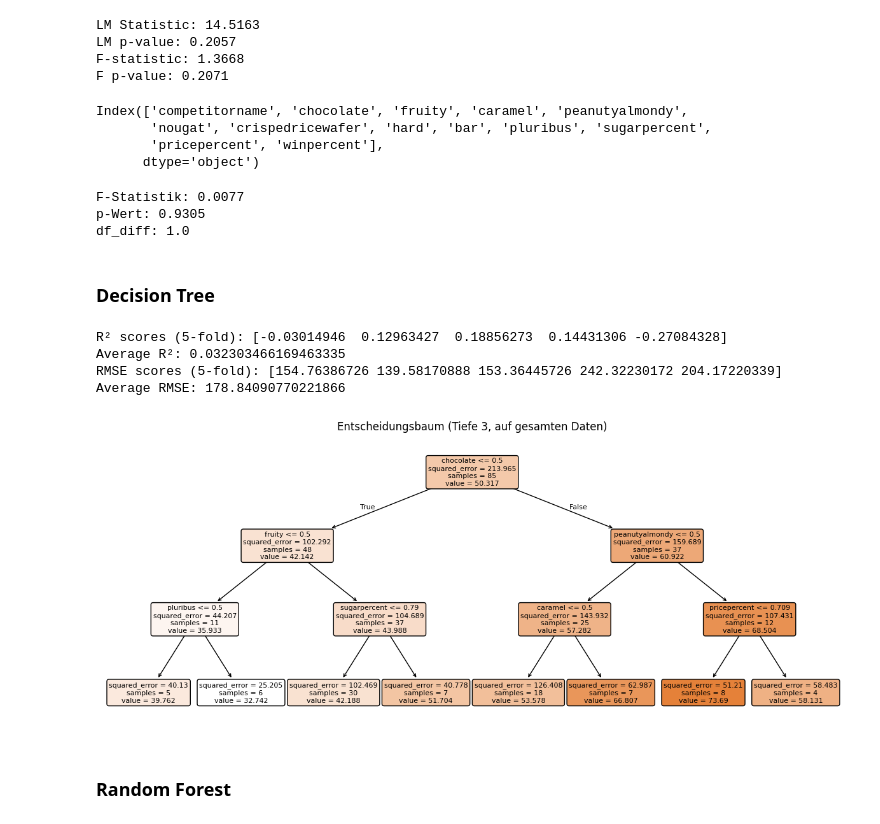
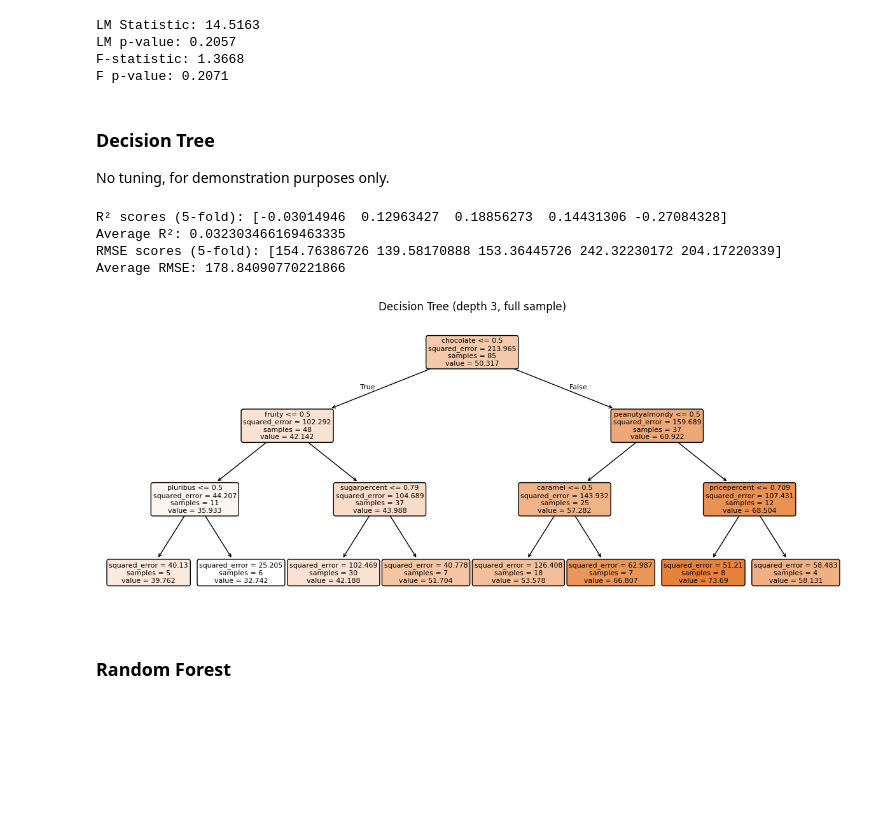
Before and after one commit to agiedke/candy_case, a Jupyter notebook: notebooks/notebook_2_modeling.ipynb, the cells around one changed output. Drawn from its saved outputs; the diff is of its cells as text; code cells hidden in the pictures; blank space fills up the shorter version.

```diff
--- a/notebooks/notebook_2_modeling.ipynb
+++ b/notebooks/notebook_2_modeling.ipynb
@@ -82,88 +92,39 @@ LM Statistic: 14.5163
 LM p-value: 0.2057
 F-statistic: 1.3668
 F p-value: 0.2071
-# %%
-df.columns
-# %% [output]
-Index(['competitorname', 'chocolate', 'fruity', 'caramel', 'peanutyalmondy',
-       'nougat', 'crispedricewafer', 'hard', 'bar', 'pluribus', 'sugarpercent',
-       'pricepercent', 'winpercent'],
-      dtype='object')
-# %%
-df['chocolate_x_bar'] = df['chocolate'] * df['bar']
-
-df['chocolate_x_crispedricewafer'] = df['chocolate'] * df['crispedricewafer']
-
-# Restriktiertes Modell: nur Hauptwirkungen
-X_main = df[
-    ['chocolate', 'fruity', 'caramel', 'peanutyalmondy',
-     'nougat', 'crispedricewafer', 'hard', 'bar', 'pluribus', 'sugarpercent',
-     'pricepercent']
-]
-X_main = sm.add_constant(X_main)
-ols_main = sm.OLS(df['winpercent'], X_main).fit()
-
-# Volles Modell: Hauptwirkungen + Interaktionen
-X_int = df[
-    ['chocolate', 'fruity', 'caramel', 'peanutyalmondy',
-     'nougat', 'crispedricewafer', 'hard', 'bar', 'pluribus', 'sugarpercent',
-     'pricepercent', 'chocolate_x_bar', 'chocolate_x_crispedricewafer']
-]
-X_int = sm.add_constant(X_int)
-ols_int = sm.OLS(df['winpercent'], X_int).fit()
-
-# F-Test: Vergleich volles vs. eingeschränktes Modell
-f_test_res = ols_int.compare_f_test(ols_main)
-
-print(f"F-Statistik: {f_test_res[0]:.4f}")
-print(f"p-Wert: {f_test_res[1]:.4f}")
-print(f"df_diff: {f_test_res[2]}")
-# %% [output]
-F-Statistik: 0.0077
-p-Wert: 0.9305
-df_diff: 1.0
 # %% [markdown]
 ### Decision Tree
+No tuning, for demonstration purposes only.
 # %%
-from sklearn.metrics import make_scorer, mean_squared_error
-from sklearn.model_selection import cross_validate
-from sklearn.tree import DecisionTreeRegressor
-
-
-# Define model
 tree_model = DecisionTreeRegressor(max_depth=3, random_state=42)
 
-# Define custom RMSE scorer
 rmse_scorer = make_scorer(mean_squared_error, greater_is_better=False)
 
-# Perform 5-fold cross-validation
 cv_results = cross_validate(
     tree_model,
     X,
     y,
     cv=5,
     scoring={'r2': 'r2', 'rmse': rmse_scorer},
     return_train_score=False
 )
 
-# Print metrics
 print("R² scores (5-fold):", cv_results['test_r2'])
 print("Average R²:", np.mean(cv_results['test_r2']))
-print("RMSE scores (5-fold):", -cv_results['test_rmse'])  # negate because scorer returns negative
+print("RMSE scores (5-fold):", -cv_results['test_rmse'])
 print("Average RMSE:", -np.mean(cv_results['test_rmse']))
 
-# Optional: fit and plot one tree
 tree_model.fit(X, y)
 plt.figure(figsize=(15, 6))
 plot_tree(tree_model, feature_names=X.columns, filled=True, rounded=True)
-plt.title("Entscheidungsbaum (Tiefe 3, auf gesamten Daten)")
+plt.title("Decision Tree (depth 3, full sample)")
 plt.show()
 # %% [output]
 R² scores (5-fold): [-0.03014946  0.12963427  0.18856273  0.14431306 -0.27084328]
 Average R²: 0.032303466169463335
 RMSE scores (5-fold): [154.76386726 139.58170888 153.36445726 242.32230172 204.17220339]
 Average RMSE: 178.84090770221866
-[figure, old version]
+[figure, new version]
 # %% [markdown]
 ### Random Forest
 # %%
```
Also changed, not shown: parts of 18 cells of this notebook, 4 other files.
